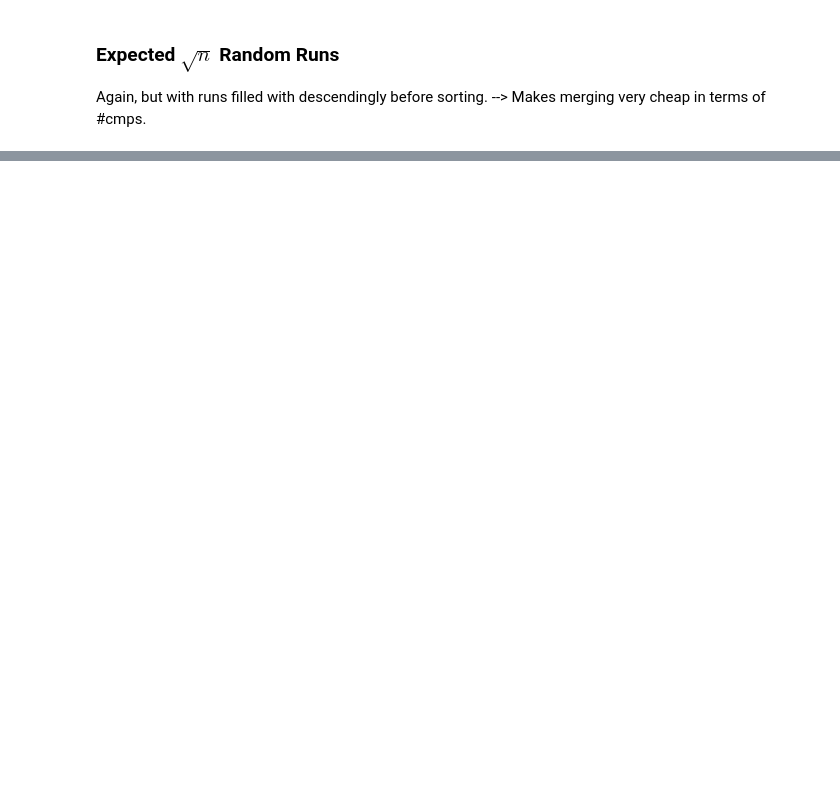
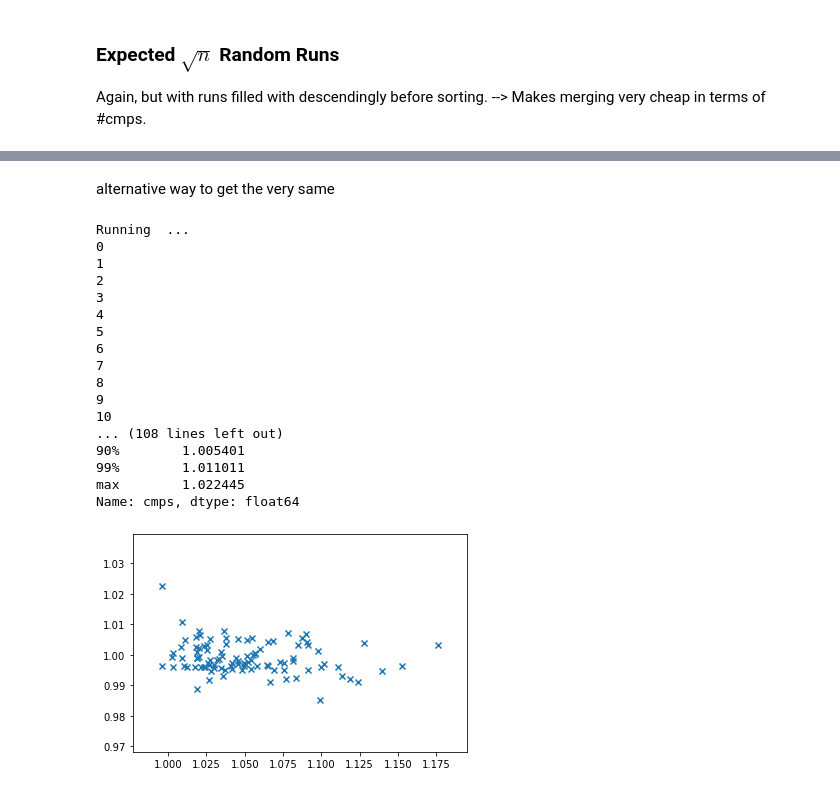
Before and after one commit to roarin-roran/Sorting, a Jupyter notebook: Experiments/PyPyTimsortPowersort.ipynb, the cells around one changed output, grey strips where cells are left out. Drawn from its saved outputs; the diff is of its cells as text; code cells hidden in the pictures; blank space fills up the shorter version.

```diff
--- a/Experiments/PyPyTimsortPowersort.ipynb
+++ b/Experiments/PyPyTimsortPowersort.ipynb
@@ -279,0 +214,30 @@ reps =  200
+# %% [markdown]
+alternative way to get the very same
+# %%
+def input_generator(n, RNG):
+    sqrtn = int(n ** 0.5)
+    lst = Inputs.random_runs(n, sqrtn, RNG)
+    run_lens = runs.run_lengths(runs.runs(lst))
+    Inputs.fill_with_dups_desc(lst, run_lens, 1)
+    return lst
+
+contest(input_generator, describe_percentiles=[0.01,0.1,0.5,0.9,0.99])
+# %% [output]
+Running  ...
+0
+1
+2
+3
+4
+5
+6
+7
+8
+9
+10
+... (108 lines left out)
+90%        1.005401
+99%        1.011011
+max        1.022445
+Name: cmps, dtype: float64
+[figure, added]
```
Also changed, not shown: parts of 26 cells of this notebook, 3 other files.
